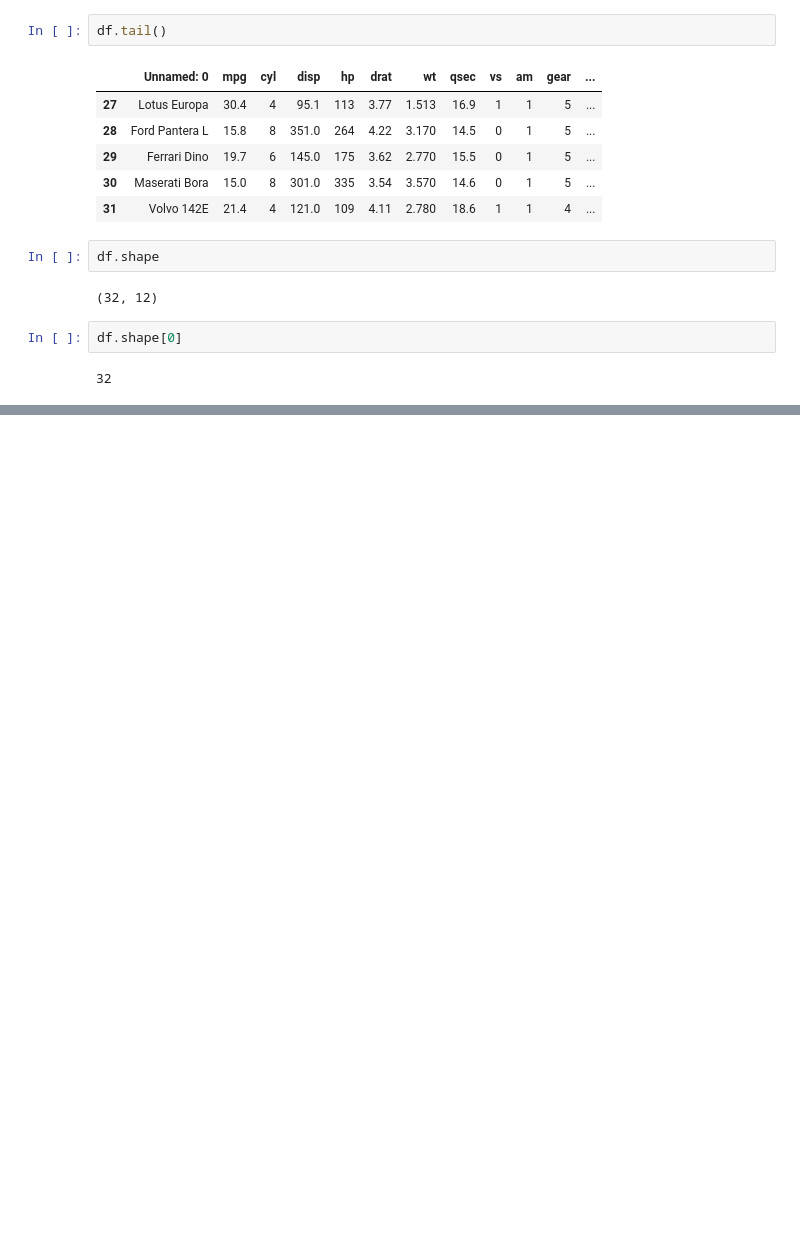
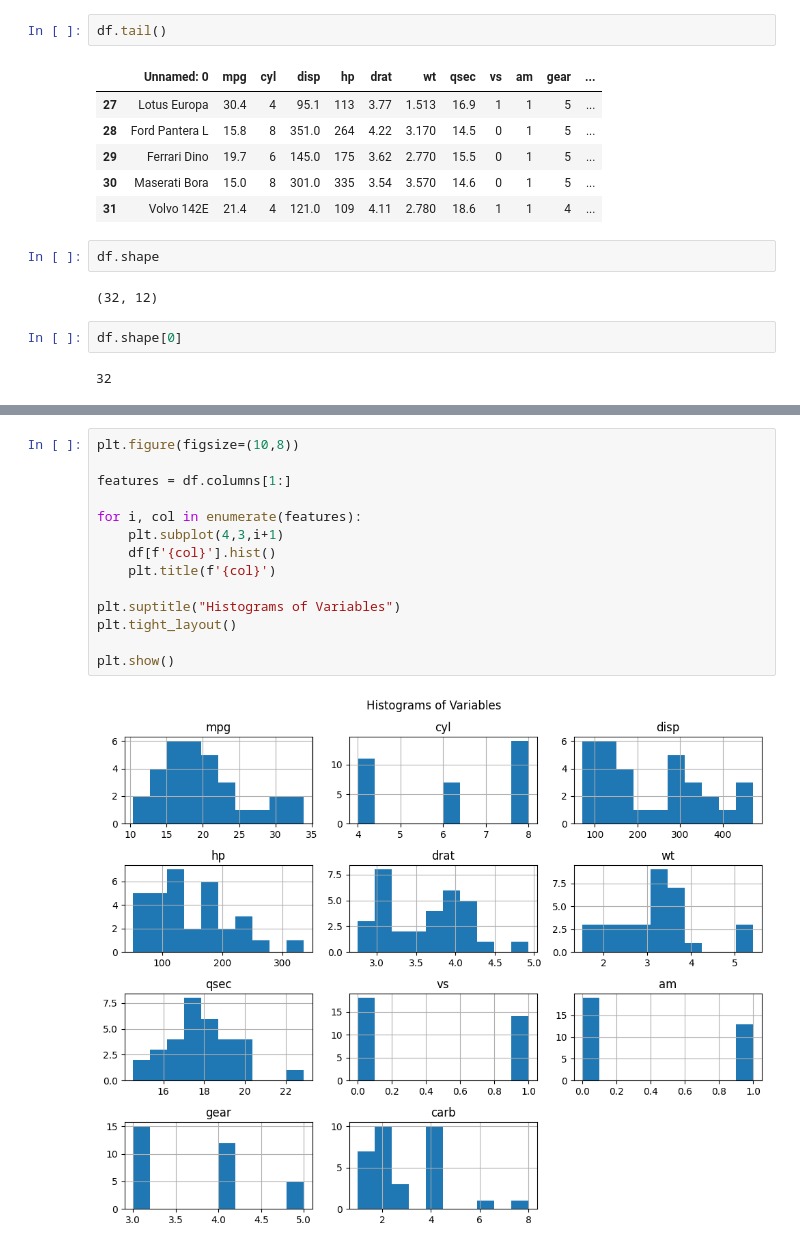
Before and after one commit to jaemin615/Softeer-7th_WIKI, a Jupyter notebook: missions/W1/w1m1.ipynb, the cells around one changed output, grey strips where cells are left out. Cells and saved outputs as stored; diff of their text form; blank space fills up the shorter version.

```diff
--- a/missions/W1/w1m1.ipynb
+++ b/missions/W1/w1m1.ipynb
@@ -53,0 +140,16 @@ TypeError: Index does not support mutable operations
+# %%
+plt.figure(figsize=(10,8))
+
+features = df.columns[1:]
+
+for i, col in enumerate(features):
+    plt.subplot(4,3,i+1)
+    df[f'{col}'].hist()
+    plt.title(f'{col}')
+
+plt.suptitle("Histograms of Variables")
+plt.tight_layout()
+
+plt.show()
+# %% [output]
+[figure, added]
```
Also changed, not shown: parts of 17 cells of this notebook, 12 other files.
